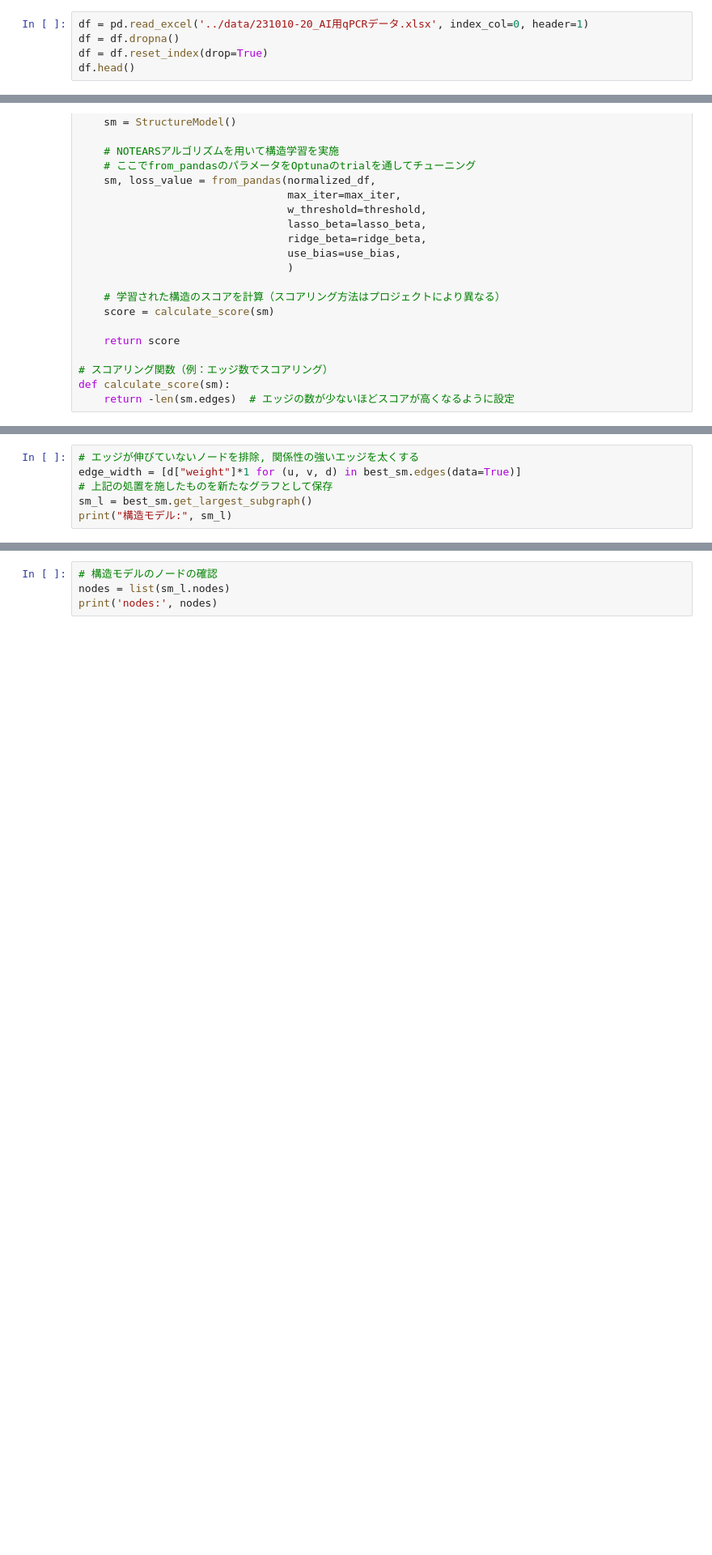
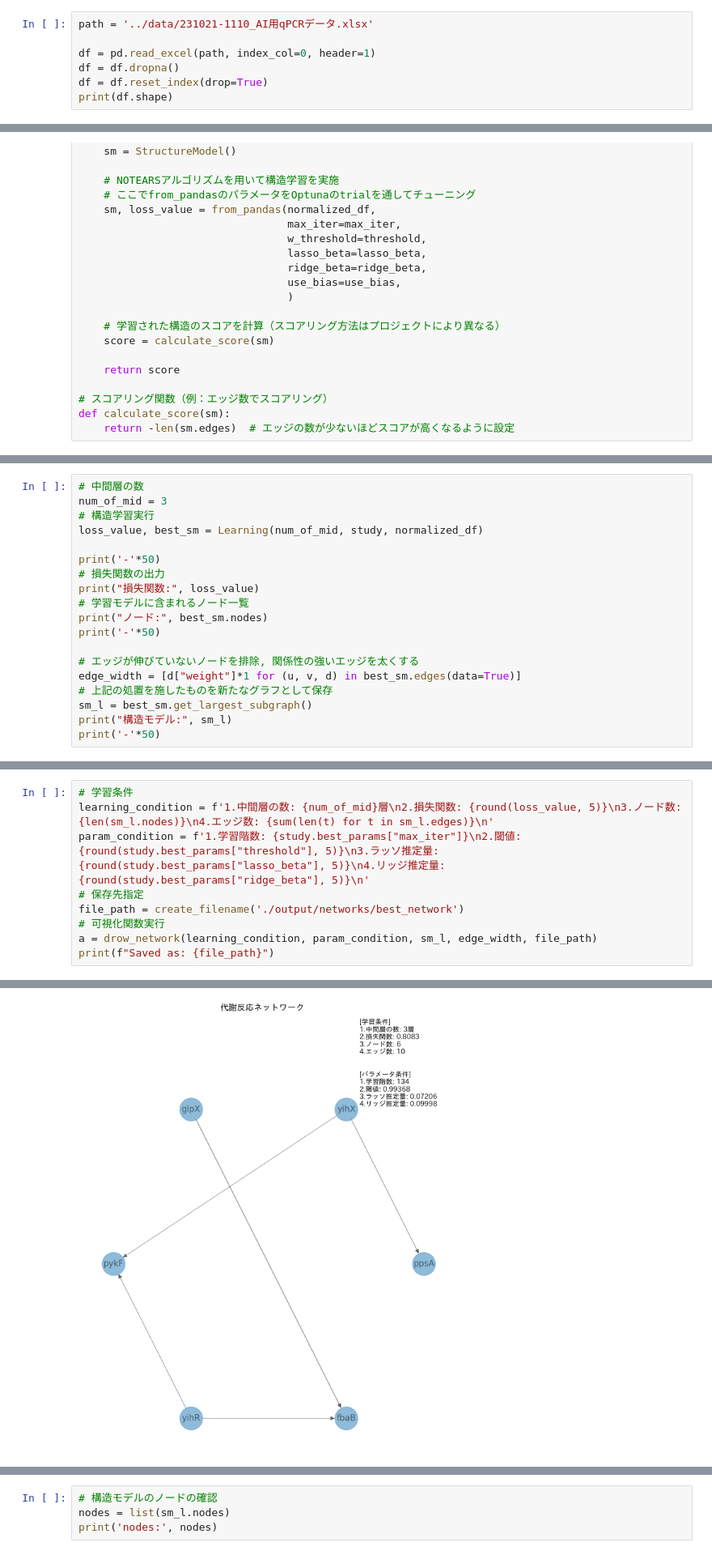
Before and after one commit to SanchanY/bn, a Jupyter notebook: work/bio_torch_CausalNext.ipynb, the cells around one changed output, grey strips where cells are left out. Shown at 81% size. Cells and saved outputs as stored; diff of their text form; blank space fills up the shorter version.

```diff
--- a/work/bio_torch_CausalNext.ipynb
+++ b/work/bio_torch_CausalNext.ipynb
@@ -25,6 +117,8 @@ warnings.simplefilter('ignore')
 # %%
-df = pd.read_excel('../data/231010-20_AI用qPCRデータ.xlsx', index_col=0, header=1)
+path = '../data/231021-1110_AI用qPCRデータ.xlsx'
+
+df = pd.read_excel(path, index_col=0, header=1)
 df = df.dropna()
 df = df.reset_index(drop=True)
-df.head()
+print(df.shape)
 # %% [output]
@@ -170,7 +230,20 @@ print("ノード:", best_sm.nodes)
 # %%
+# 中間層の数
+num_of_mid = 3
+# 構造学習実行
+loss_value, best_sm = Learning(num_of_mid, study, normalized_df)
+
+print('-'*50)
+# 損失関数の出力
+print("損失関数:", loss_value)
+# 学習モデルに含まれるノード一覧
+print("ノード:", best_sm.nodes)
+print('-'*50)
+
 # エッジが伸びていないノードを排除, 関係性の強いエッジを太くする
 edge_width = [d["weight"]*1 for (u, v, d) in best_sm.edges(data=True)]
 # 上記の処置を施したものを新たなグラフとして保存
 sm_l = best_sm.get_largest_subgraph()
 print("構造モデル:", sm_l)
+print('-'*50)
 # %% [output]
@@ -192,0 +258,10 @@ plt.savefig("./output/best_network.png", format="png", dpi=300)
+# %%
+# 学習条件
+learning_condition = f'1.中間層の数: {num_of_mid}層\n2.損失関数: {round(loss_value, 5)}\n3.ノード数: {len(sm_l.nodes)}\n4.エッジ数: {sum(len(t) for t in sm_l.edges)}\n'
+param_condition = f'1.学習階数: {study.best_params["max_iter"]}\n2.閾値: {round(study.best_params["threshold"], 5)}\n3.ラッソ推定量: {round(study.best_params["lasso_beta"], 5)}\n4.リッジ推定量: {round(study.best_params["ridge_beta"], 5)}\n'
+# 保存先指定
+file_path = create_filename('./output/networks/best_network')
+# 可視化関数実行
+a = drow_network(learning_condition, param_condition, sm_l, edge_width, file_path)
+print(f"Saved as: {file_path}")
+# %% [output]
@@ -193 +269,2 @@ plt.savefig("./output/best_network.png", format="png", dpi=300)
+[figure, added]
 # %% [markdown]
```
Also changed, not shown: parts of 29 cells of this notebook, 4 other files.
